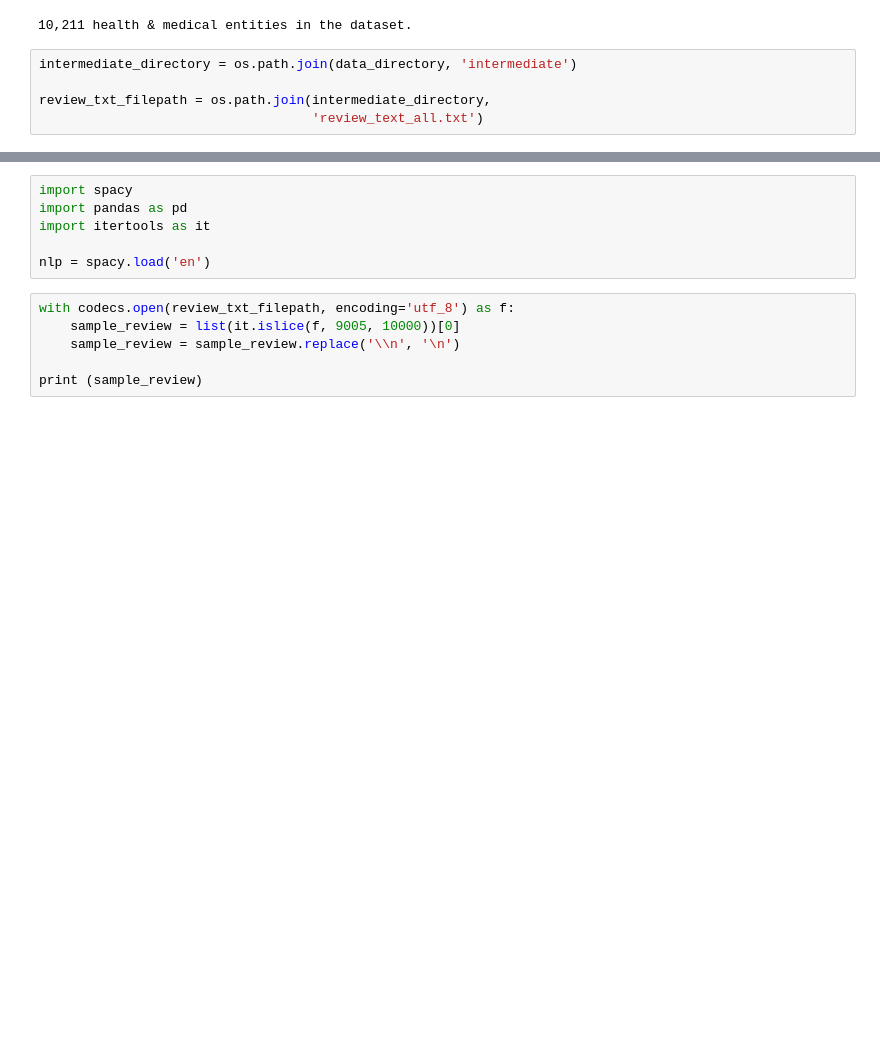
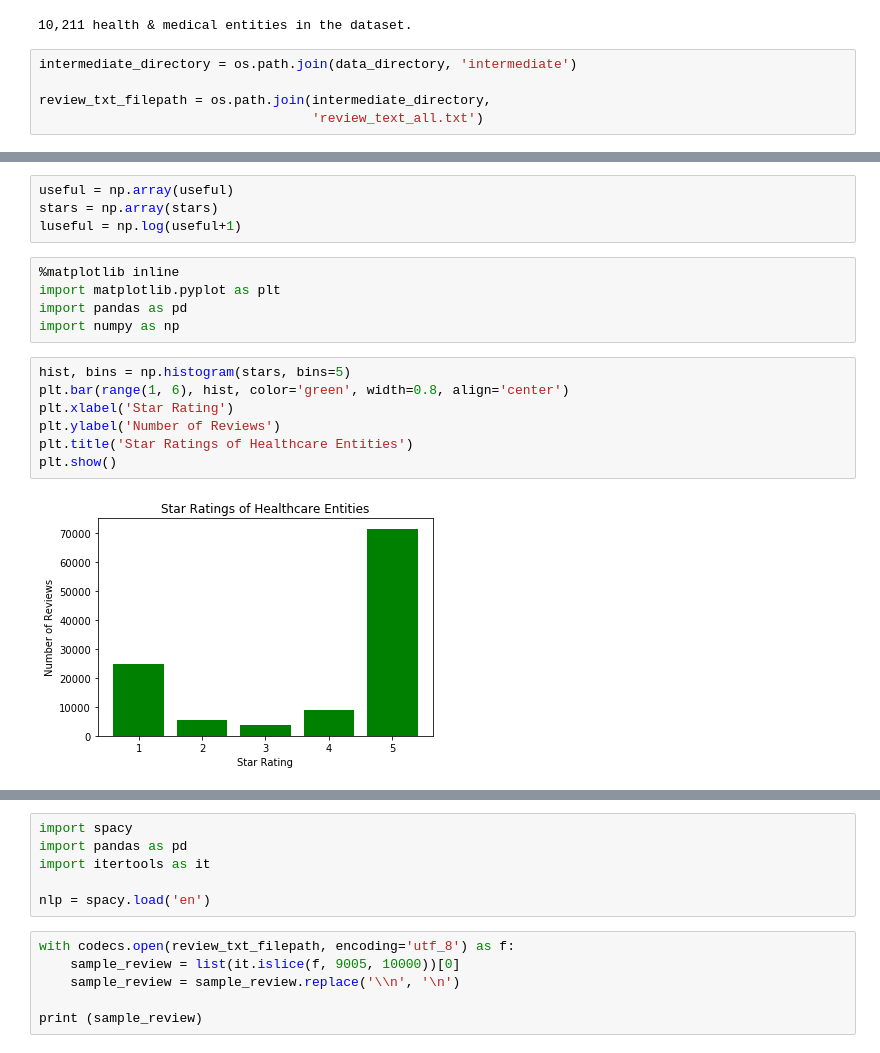
Before and after one commit to andrewjsiu/nlp-project, a Jupyter notebook: analyzing_healthcare_reviews.ipynb, the cells around one changed output, grey strips where cells are left out. Drawn from its saved outputs; the diff is of its cells as text; blank space fills up the shorter version.

```diff
--- a/analyzing_healthcare_reviews.ipynb
+++ b/analyzing_healthcare_reviews.ipynb
@@ -128,0 +123,18 @@ Text from 114,556 healthcare reviews
+# %%
+useful = np.array(useful)
+stars = np.array(stars)
+luseful = np.log(useful+1)
+# %%
+%matplotlib inline
+import matplotlib.pyplot as plt
+import pandas as pd
+import numpy as np
+# %%
+hist, bins = np.histogram(stars, bins=5)
+plt.bar(range(1, 6), hist, color='green', width=0.8, align='center')
+plt.xlabel('Star Rating')
+plt.ylabel('Number of Reviews')
+plt.title('Star Ratings of Healthcare Entities')
+plt.show()
+# %% [output]
+[figure, added]
```
Also changed, not shown: parts of 23 cells of this notebook, 1 other file.
